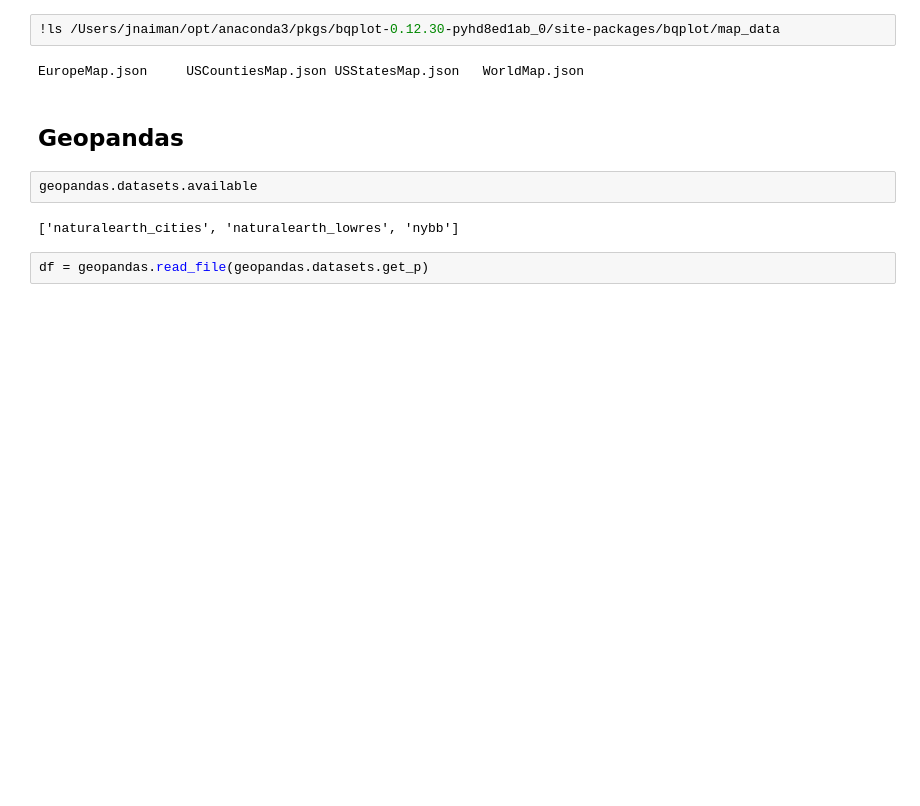
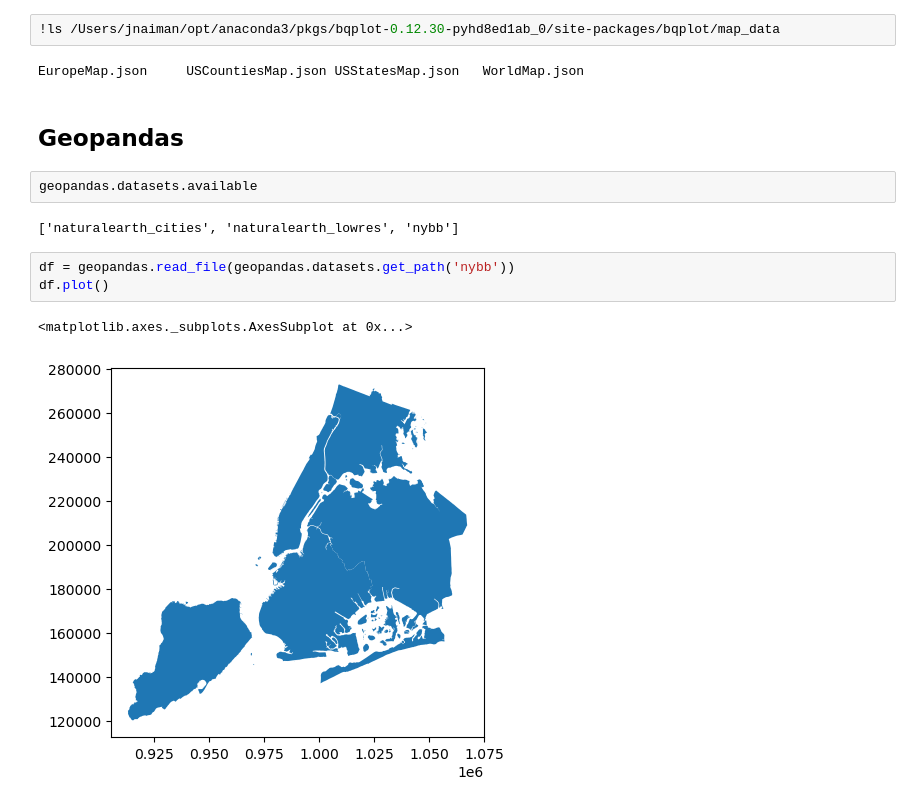
Before and after one commit to UIUC-iSchool-DataViz/is445_bcubcg_fall2022, a Jupyter notebook: week07/inClass_week07.ipynb, the cells around one changed output. Cells and saved outputs as stored; diff of their text form; blank space fills up the shorter version.

```diff
--- a/week07/inClass_week07.ipynb
+++ b/week07/inClass_week07.ipynb
@@ -91,4 +91,8 @@ geopandas.datasets.available
 # %% [output]
 ['naturalearth_cities', 'naturalearth_lowres', 'nybb']
 # %%
-df = geopandas.read_file(geopandas.datasets.get_p)
+df = geopandas.read_file(geopandas.datasets.get_path('nybb'))
+df.plot()
+# %% [output]
+<matplotlib.axes._subplots.AxesSubplot at 0x...>
+[figure, added]
```
